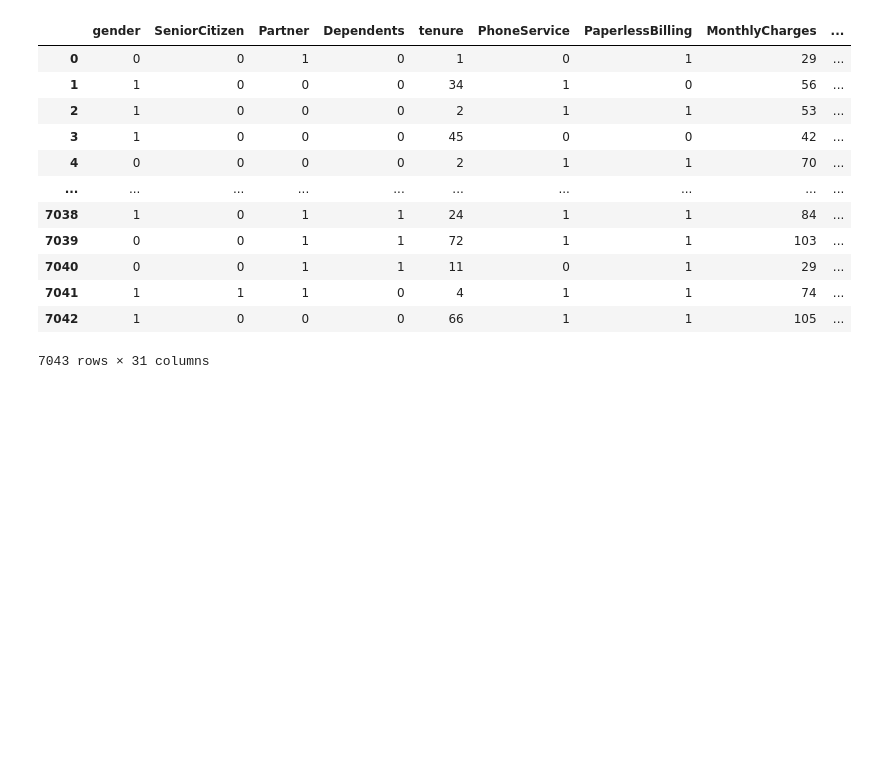
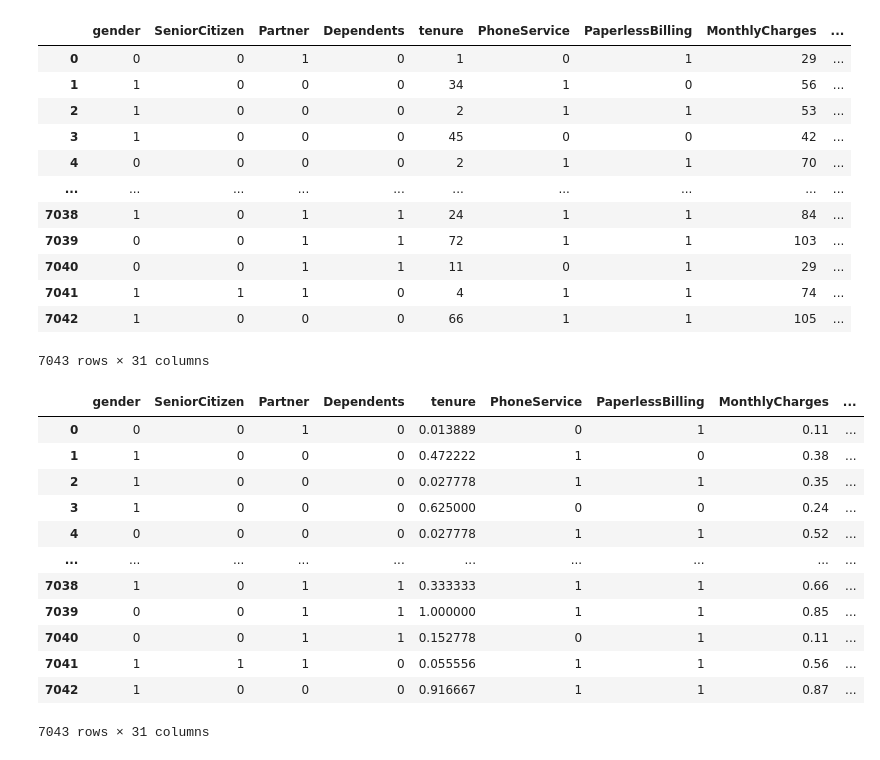
Before and after one commit to MAYANKSHARMA01010/GEN-AI-ML, a Jupyter notebook: 1.Phase1.ipynb, the cells around one changed output. Drawn from its saved outputs; the diff is of its cells as text; code cells hidden in the pictures; blank space fills up the shorter version.

```diff
--- a/1.Phase1.ipynb
+++ b/1.Phase1.ipynb
@@ -325,3 +325,25 @@ df_encoded
 | 7041 | 1 | 1 | 1 | 0 | 4 | 1 | 1 | 74 | ... |
 | 7042 | 1 | 0 | 0 | 0 | 66 | 1 | 1 | 105 | ... |
 7043 rows × 31 columns
+# %%
+cols_to_scale = ['tenure', 'MonthlyCharges', 'TotalCharges']
+# %%
+df_minmax = df_encoded.copy()
+minmax_scaler = MinMaxScaler()
+
+df_minmax[cols_to_scale] = minmax_scaler.fit_transform(df_minmax[cols_to_scale])
+df_minmax
+# %% [output]
+|  | gender | SeniorCitizen | Partner | Dependents | tenure | PhoneService | PaperlessBilling | MonthlyCharges | ... |
+| 0 | 0 | 0 | 1 | 0 | 0.013889 | 0 | 1 | 0.11 | ... |
+| 1 | 1 | 0 | 0 | 0 | 0.472222 | 1 | 0 | 0.38 | ... |
+| 2 | 1 | 0 | 0 | 0 | 0.027778 | 1 | 1 | 0.35 | ... |
+| 3 | 1 | 0 | 0 | 0 | 0.625000 | 0 | 0 | 0.24 | ... |
+| 4 | 0 | 0 | 0 | 0 | 0.027778 | 1 | 1 | 0.52 | ... |
+| ... | ... | ... | ... | ... | ... | ... | ... | ... | ... |
+| 7038 | 1 | 0 | 1 | 1 | 0.333333 | 1 | 1 | 0.66 | ... |
+| 7039 | 0 | 0 | 1 | 1 | 1.000000 | 1 | 1 | 0.85 | ... |
+| 7040 | 0 | 0 | 1 | 1 | 0.152778 | 0 | 1 | 0.11 | ... |
+| 7041 | 1 | 1 | 1 | 0 | 0.055556 | 1 | 1 | 0.56 | ... |
+| 7042 | 1 | 0 | 0 | 0 | 0.916667 | 1 | 1 | 0.87 | ... |
+7043 rows × 31 columns
```
Also changed, not shown: parts of 2 cells of this notebook.
